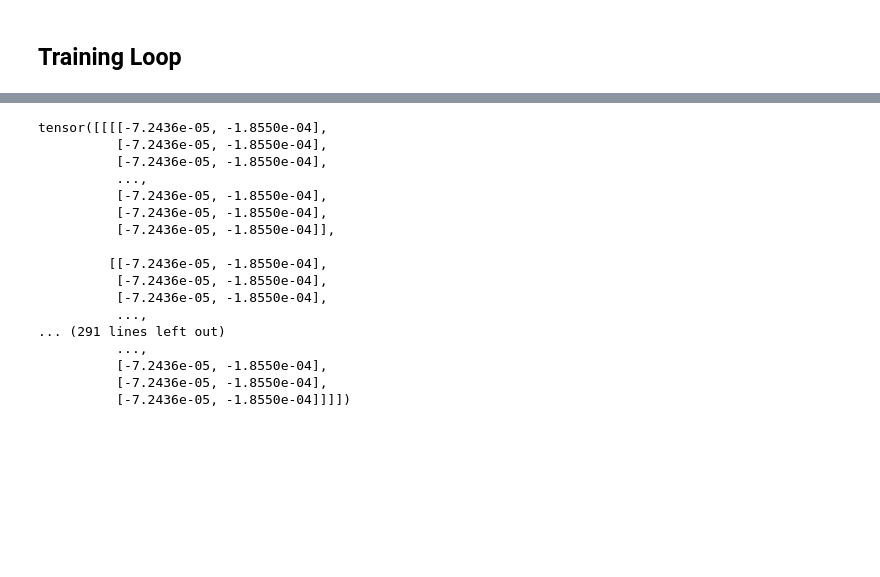
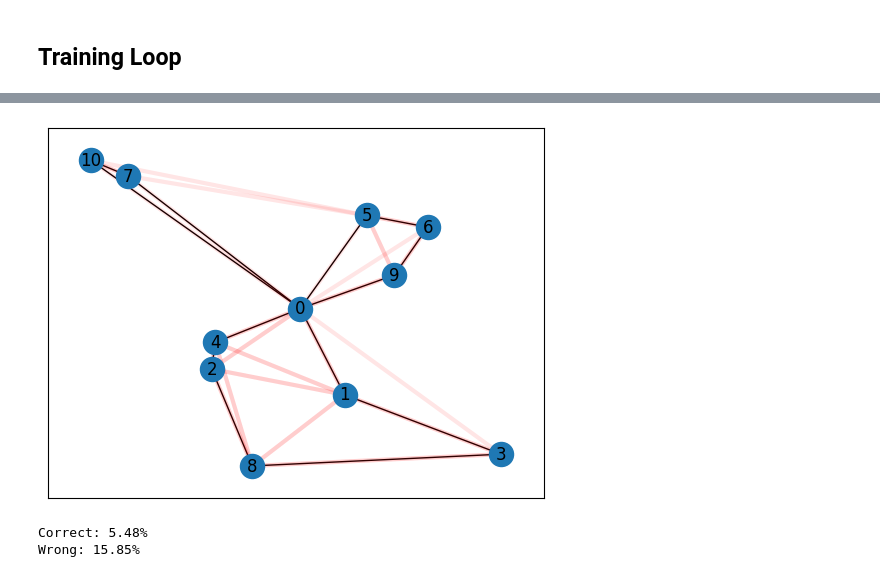
Before and after one commit to sebammon/vrp-thesis, a Jupyter notebook: Graph ConvNet.ipynb, the cells around one changed output, grey strips where cells are left out. Saved outputs shown, nothing was run; the diff lists cells and outputs as text; code cells hidden in the pictures; blank space fills up the shorter version.

```diff
--- a/Graph ConvNet.ipynb
+++ b/Graph ConvNet.ipynb
@@ -394,20 +209,32 @@ def eval_model(batch_coords, batch_demand, batch_edge_weights, batch_edge_values
 # %%
-eval_model(batch_coords, batch_demand, batch_edge_weights, batch_edge_values)
+preds = eval_model(test_coords, test_demand, test_edge_weights, test_edge_values)
-# %% [output]
-tensor([[[[-7.2436e-05, -1.8550e-04],
-          [-7.2436e-05, -1.8550e-04],
-          [-7.2436e-05, -1.8550e-04],
-          ...,
-          [-7.2436e-05, -1.8550e-04],
-          [-7.2436e-05, -1.8550e-04],
-          [-7.2436e-05, -1.8550e-04]],
-
-         [[-7.2436e-05, -1.8550e-04],
-          [-7.2436e-05, -1.8550e-04],
-          [-7.2436e-05, -1.8550e-04],
-          ...,
-... (291 lines left out)
-          ...,
-          [-7.2436e-05, -1.8550e-04],
-          [-7.2436e-05, -1.8550e-04],
-          [-7.2436e-05, -1.8550e-04]]]])
+# %%
+preds = F.softmax(preds, dim=3)
+preds = preds.argmax(dim=3)
+preds = preds.cpu().numpy()
+# %%
+def adj_matrix_to_list(adj_matrix):
+    adj_list = []
+
+    for i, row in enumerate(adj_matrix):
+        dest = np.argwhere(row>0).flatten()
+        src = np.full(dest.size, i)
+
+        adj_list.extend(zip(src, dest))
+
+    return adj_list
+# %%
+def plot_edge_predictions(coords, pred, target, ax):
+    G = nx.from_numpy_array(target)
+    pos = dict(enumerate(coords))
+
+    pred_edge_list = adj_matrix_to_list(pred)
+
+    nx.draw_networkx(G, pos, ax=ax)
+    nx.draw_networkx_edges(G, pos, edgelist=pred_edge_list, edge_color='red', alpha=0.1, width=3, ax=ax)
+# %%
+fig, ax = plt.subplots()
+i = 15
+plot_edge_predictions(test_coords[i].cpu().numpy(), preds[i], test_targets[i].cpu().numpy(), ax=ax)
+# %% [output]
+[figure, added]
@@ -413,0 +266,9 @@ tensor([[[[-7.2436e-05, -1.8550e-04],
+# %%
+targets = batch_targets.cpu().numpy()
+
+true_edge_error, false_edge_error = edge_errors(preds, targets)
+print(f"Correct: {true_edge_error:.2%}")
+print(f"Wrong: {false_edge_error:.2%}")
+# %% [output]
+Correct: 5.48%
+Wrong: 15.85%
```
Also changed, not shown: parts of 14 cells of this notebook, 6 other files.
